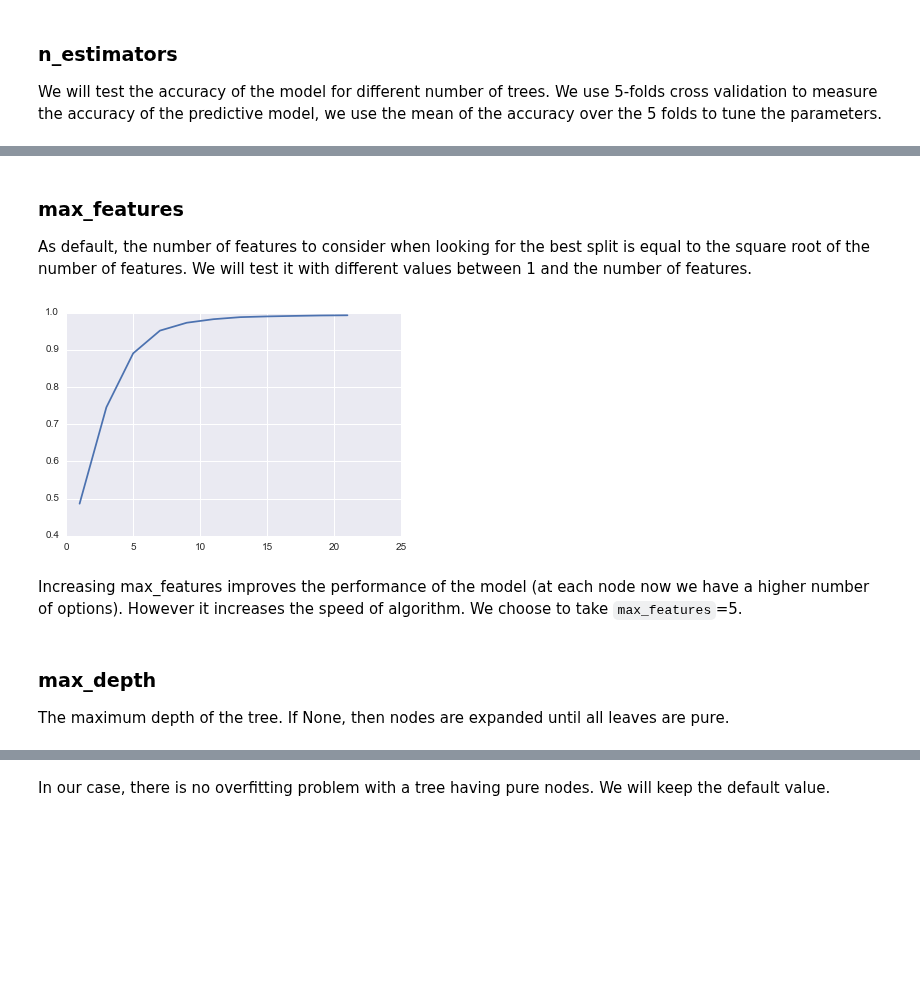
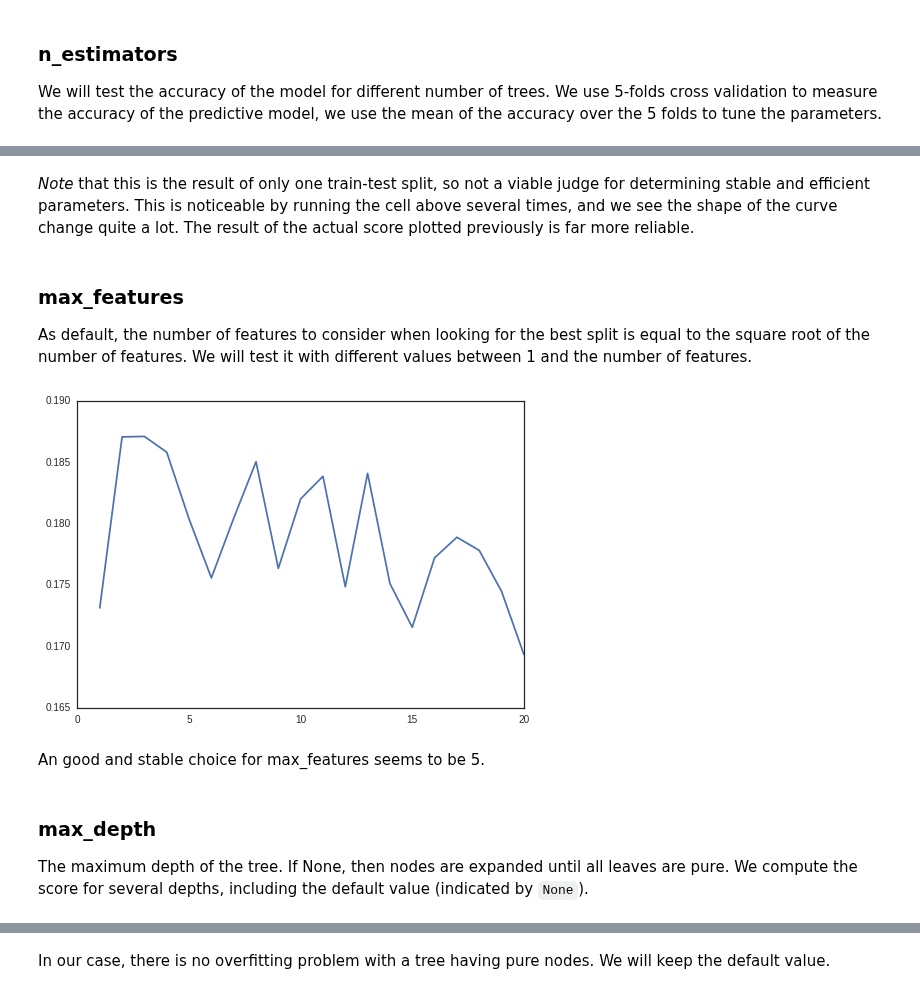
Before and after one commit to semplea/adaepfl-hw, a Jupyter notebook: 04 - Applied ML/nb.ipynb, the cells around one changed output, grey strips where cells are left out. Saved outputs shown, nothing was run; the diff lists cells and outputs as text; code cells hidden in the pictures; blank space fills up the shorter version.

```diff
--- a/04 - Applied ML/nb.ipynb
+++ b/04 - Applied ML/nb.ipynb
@@ -270,0 +373,23 @@ Higher number of trees will avoid overfitting (because the model takes the maxim
+# %%
+def predict_class_from_reg(model, X, y, test):
+    """Returns the predictions of a RandomForestRegressor rounded so as to have classes as output."""
+    model.fit(X, y)
+    predictions = model.predict(test)
+    return np.around(predictions)
+# %%
+def rf_accuracy(model, data, target):
+    """Returns the accuracy of a model over a split.
+    Rounds the predictions to the """
+    x_train, x_test, y_train, y_test = model_selection.train_test_split(data, target, test_size=0.1, random_state=42)
+    rounded_pred = predict_class_from_reg(model, x_train, y_train, x_test)
+    return np.sum(np.equal(rounded_pred, y_test)) / float(len(y_test))
+# %%
+number_trees = [5,10,20,50,100,200]
+accuracy = []
+
+for t in number_trees:
+    tree = RandomForestRegressor(n_estimators=t)
+    accuracy.append(rf_accuracy(tree, data, target))
+
+plt.plot(number_trees, accuracy)
+plt.suptitle("RF accuracy with different n_estimators");
@@ -271,21 +398,23 @@ Higher number of trees will avoid overfitting (because the model takes the maxim
+# %% [markdown]
+*Note* that this is the result of only one train-test split, so not a viable judge for determining stable and efficient parameters. This is noticeable by running the cell above several times, and we see the shape of the curve change quite a lot. The result of the actual score plotted previously is far more reliable.
 # %% [markdown]
 ### max_features
 As default, the number of features to consider when looking for the best split is equal to the square root of the number of features. We will test it with different values between 1 and the number of features.
 # %%
-max_features = range(1,len(features)+1,2)
-accuracy = []
+max_features = range(1,len(features)+1)
+score = []
 
 for m in max_features:
     tree = RandomForestRegressor(n_estimators=100, max_features=m)
-    scores = cross_validation.cross_val_score(tree, data, target, cv=5)
-    accuracy.append(scores.mean())
+    scores = model_selection.cross_val_score(tree, data, target, cv=10)
+    score.append(scores.mean())
 # %%
-plt.plot(max_features, accuracy);
+plt.plot(max_features, score);
 # %% [output]
-[figure, old version]
+[figure, new version]
-# %% [markdown]
-Increasing max_features improves the performance of the model (at each node now we have a higher number of options). However it increases the speed of algorithm. We choose to take `max_features`=5.
+# %% [markdown]
+An good and stable choice for max_features seems to be 5.
 # %% [markdown]
 ### max_depth
-The maximum depth of the tree. If None, then nodes are expanded until all leaves are pure.
+The maximum depth of the tree. If None, then nodes are expanded until all leaves are pure. We compute the score for several depths, including the default value (indicated by `None`).
 # %%
```
Also changed, not shown: parts of 71 cells of this notebook, 1 other file.
